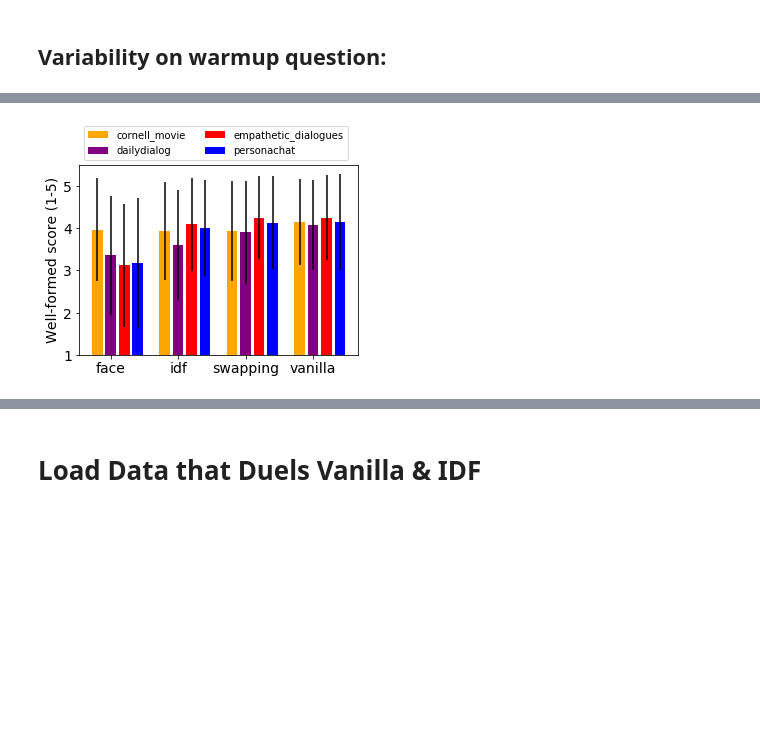
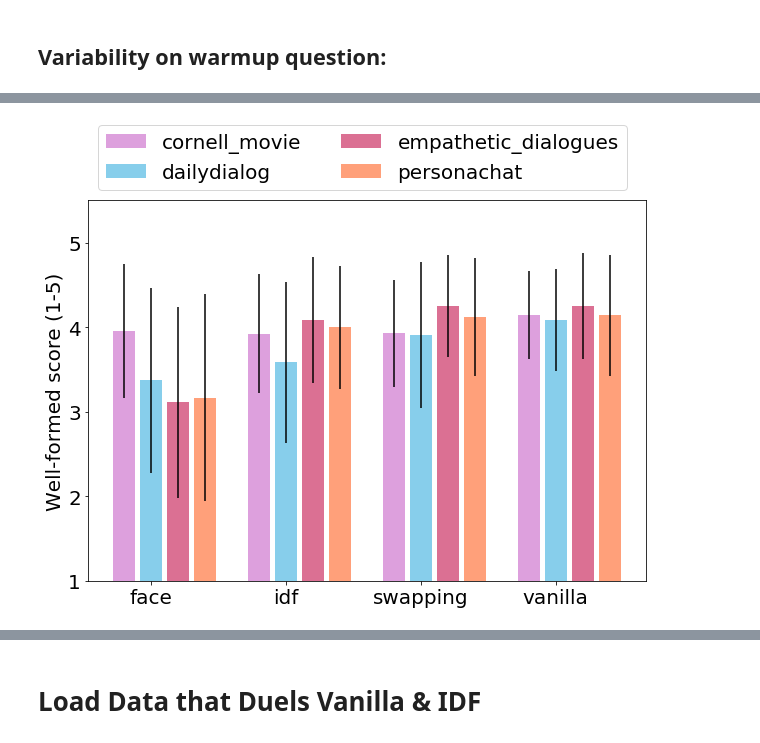
Before and after one commit to odemasi/ParlAI, a Jupyter notebook: evaluation/Explore_turk_results_v2.ipynb, the cells around one changed output, grey strips where cells are left out. Saved outputs shown, nothing was run; the diff lists cells and outputs as text; code cells hidden in the pictures; blank space fills up the shorter version.

Commit message:
updated notebook so now there should be no empty tasks. Also a table indicating irrelevance in automatically formatted for latex

```diff
--- a/evaluation/Explore_turk_results_v2.ipynb
+++ b/evaluation/Explore_turk_results_v2.ipynb
@@ -726,5 +726,8 @@ for task in tasks:
 # Load relevance data
 # %%
 elim_batch_name = 'batches/Batch_3629231_batch_results.csv'
+elim_batch_name2 = 'batches/Batch_3636896_batch_results.csv'
 
-raw_elim_df = pd.read_csv(elim_batch_name)
+# raw_elim_df = pd.read_csv(elim_batch_name)
+raw_elim_df = pd.concat([pd.read_csv(elim_batch_name),
+                         pd.read_csv(elim_batch_name2)], axis=0, sort=False).reset_index()
@@ -758,3 +765,6 @@ elim_df = pd.DataFrame(elim_df, columns = ['hit_num', 'worker_id', 'dataset', 'm
                                                'message1', 'message2', 'response', 'not_rel', 'well_score'])
 
 elim_df['context'] = elim_df['message1'] + elim_df['message2']
+
+# remove examples that had an empty message 2:
+elim_df = elim_df[[type(x) == str for x in elim_df['message2']]]
@@ -821,11 +827,12 @@ elim_df[:3]
 for (task, model), df in elim_df.groupby(['dataset', 'model']):
     print(task, model)
     for method, method_df in df.groupby('method'):
-        perc_not_rel = 100.*method_df['not_rel'].mean()
+#         perc_not_rel = 100.*method_df['not_rel'].mean()
+        perc_not_rel = 100.0 * np.mean(method_df.groupby('context')['not_rel'].agg(np.sum)>1)
         well_score = method_df['well_score'].mean()
-        below_4 = np.sum(method_df['well_score'] < 3)
-        well_std = method_df['well_score'].std()
+        below_3 = np.mean(method_df.groupby('context')['well_score'].agg(np.mean) < 3)
+        well_std = method_df.groupby('context')['well_score'].agg(np.mean).std()
         print('\t percent not relevant: %.2f \tmean well score (std): %.3f (%.3f) perc<3: %.2f \t %s' % \
-                          (perc_not_rel, well_score, well_std, 100.0*below_4/ float(method_df.shape[0]), method))
+                          (perc_not_rel, well_score, well_std, 100.0*below_3, method))
 # %% [output]
 cornell_movie seq2seq
@@ -848,41 +901,42 @@ empathetic seq2seq
 # %%
 off = 0
 method_names = []
 
-fig, ax = plt.subplots(figsize=(5,5))
-dataset_color = {'cornell_movie':'orange',
-                'dailydialog':'purple',
-                'empathetic': 'red',
-                'empathetic_dialogues':'red',
-                'personachat': 'blue'}
+fig, ax = plt.subplots(figsize=(10, 10))
+dataset_color = {'cornell_movie':'plum',
+                'dailydialog':'skyblue',
+                'empathetic': 'palevioletred',
+                'empathetic_dialogues':'palevioletred',
+                'personachat': 'lightsalmon'}
 for method, method_df in elim_df.groupby('method'):
     ind = 0
     method_names.append(method)
     for (model, task), df in method_df.groupby(['model', 'dataset']):
         well_score = df['well_score'].mean()
-        well_std = df['well_score'].std()
+#         well_std = df['well_score'].std() # This is across all inputs, but we want across averged inputs?
+        well_std = df.groupby('context')['well_score'].agg(np.mean).std()
 
         if method == 'vanilla':
             plt.bar(ind + off*5, height=well_score,  yerr=well_std, color=dataset_color[task], label=task)
         else:
             plt.bar(ind + off*5, height=well_score,  yerr=well_std, color=dataset_color[task])
         ind += 1
 
     off += 1
 
-plt.xticks(1+5*np.arange(4), method_names, fontsize=14)
-plt.yticks(np.arange(6), fontsize=14)
-plt.ylabel('Well-formed score (1-5)', fontsize=14)
+plt.xticks(1+5*np.arange(4), method_names, fontsize=20)
+plt.yticks(np.arange(6), fontsize=20)
+plt.ylabel('Well-formed score (1-5)', fontsize=20)
 plt.ylim([1,5.5])
 plt.legend()
 
 # Shrink current axis by 20%
 box = ax.get_position()
 ax.set_position([box.x0, box.y0-box.height *.3, box.width, box.height * 0.7])
 
 # Put a legend to the right of the current axis
-ax.legend(loc='lower left', bbox_to_anchor=(0, 1), ncol=2)
+ax.legend(loc='lower left', bbox_to_anchor=(0, 1), ncol=2, fontsize=20)
 
 plt.show()
 # %% [output]
-[figure, old version]
+[figure, new version]
```
Also changed, not shown: parts of 27 cells of this notebook.
